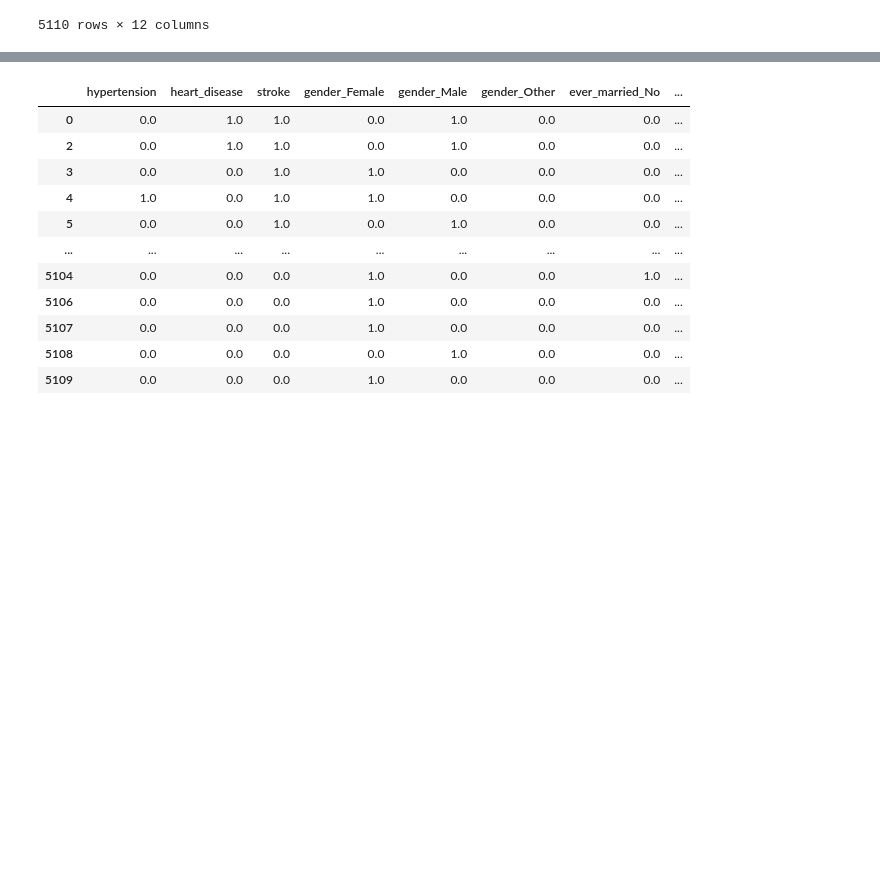
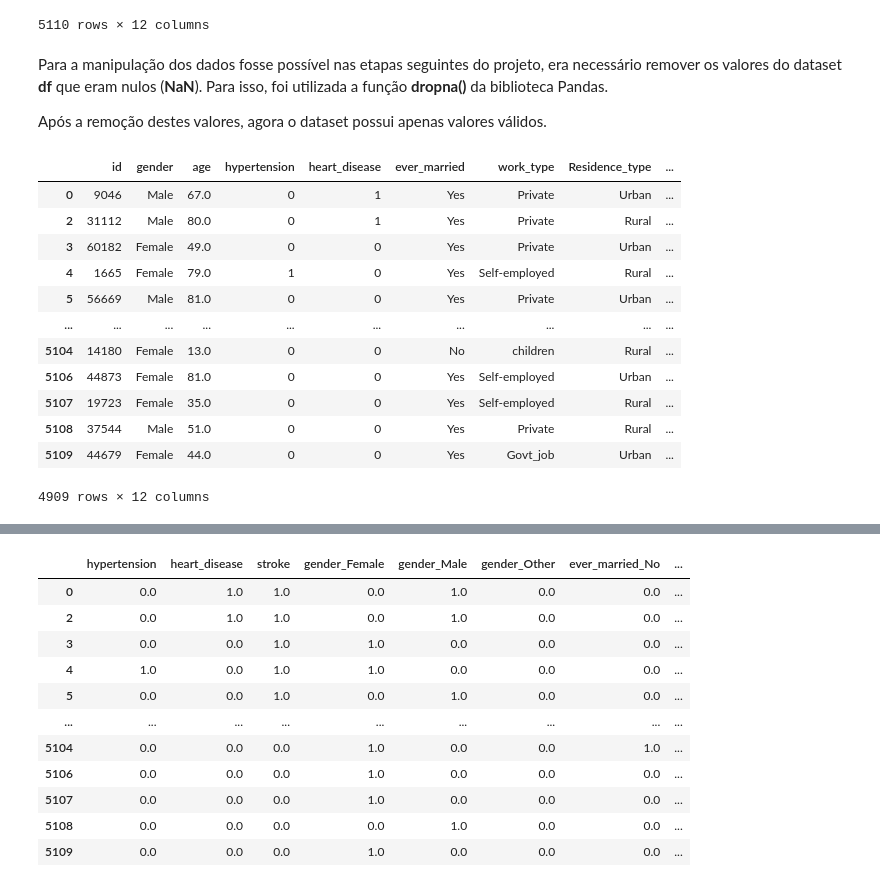
Before and after one commit to leoscarlato/AVC-Predictor, a Jupyter notebook: main.ipynb, the cells around one changed output, grey strips where cells are left out. Saved outputs shown, nothing was run; the diff lists cells and outputs as text; code cells hidden in the pictures; blank space fills up the shorter version.

```diff
--- a/main.ipynb
+++ b/main.ipynb
@@ -50,5 +38,24 @@ df
 | 5108 | 37544 | Male | 51.0 | 0 | 0 | Yes | Private | Rural | ... |
 | 5109 | 44679 | Female | 44.0 | 0 | 0 | Yes | Govt_job | Urban | ... |
 5110 rows × 12 columns
+# %% [markdown]
+Para a manipulação dos dados fosse possível nas etapas seguintes do projeto, era necessário remover os valores do dataset **df** que eram nulos (**NaN**). Para isso, foi utilizada a função **dropna()** da biblioteca Pandas.
+
+Após a remoção destes valores, agora o dataset possui apenas valores válidos.
 # %%
 df = df.dropna()
+df
+# %% [output]
+|  | id | gender | age | hypertension | heart_disease | ever_married | work_type | Residence_type | ... |
+| 0 | 9046 | Male | 67.0 | 0 | 1 | Yes | Private | Urban | ... |
+| 2 | 31112 | Male | 80.0 | 0 | 1 | Yes | Private | Rural | ... |
+| 3 | 60182 | Female | 49.0 | 0 | 0 | Yes | Private | Urban | ... |
+| 4 | 1665 | Female | 79.0 | 1 | 0 | Yes | Self-employed | Rural | ... |
+| 5 | 56669 | Male | 81.0 | 0 | 0 | Yes | Private | Urban | ... |
+| ... | ... | ... | ... | ... | ... | ... | ... | ... | ... |
+| 5104 | 14180 | Female | 13.0 | 0 | 0 | No | children | Rural | ... |
+| 5106 | 44873 | Female | 81.0 | 0 | 0 | Yes | Self-employed | Urban | ... |
+| 5107 | 19723 | Female | 35.0 | 0 | 0 | Yes | Self-employed | Rural | ... |
+| 5108 | 37544 | Male | 51.0 | 0 | 0 | Yes | Private | Rural | ... |
+| 5109 | 44679 | Female | 44.0 | 0 | 0 | Yes | Govt_job | Urban | ... |
+4909 rows × 12 columns
```
Also changed, not shown: parts of 10 cells of this notebook.
